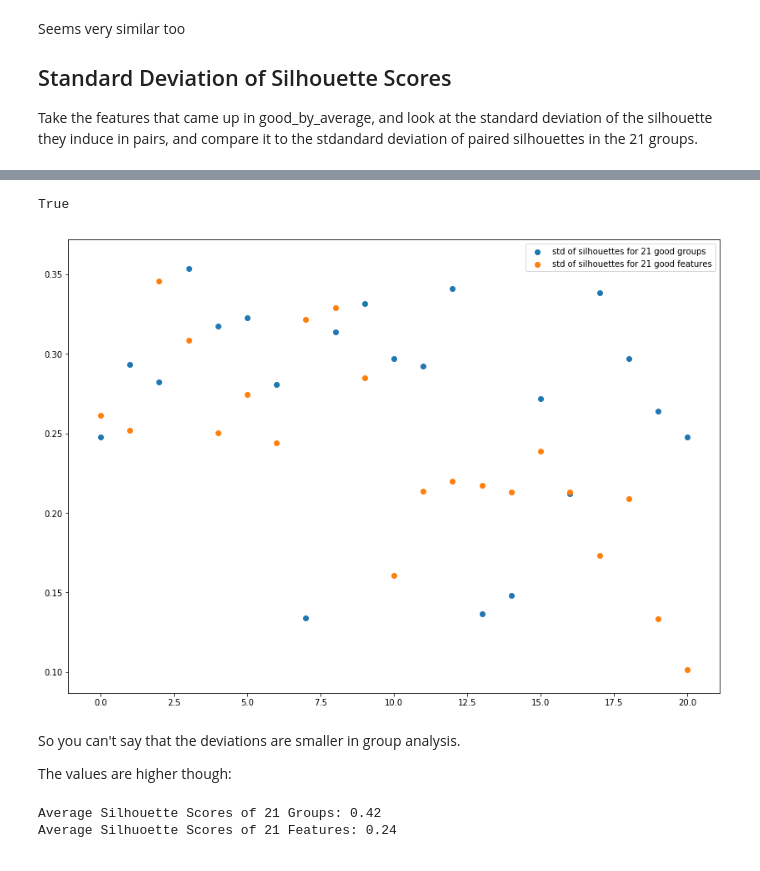
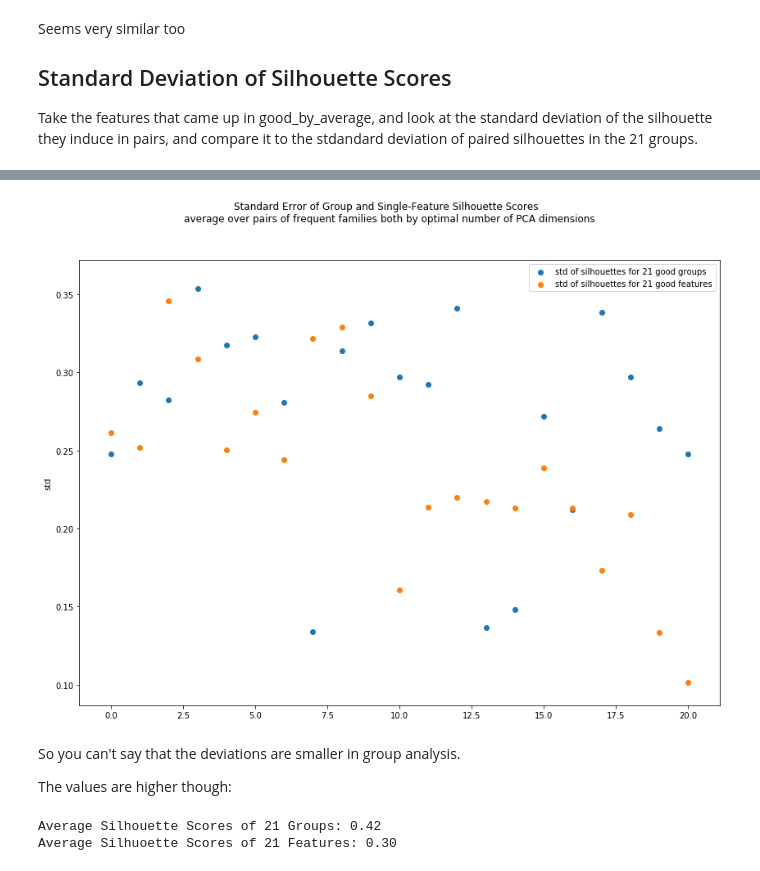
Before and after one commit to ilay32/wals-project, a Jupyter notebook: robustness.ipynb, the cells around one changed output, grey strips where cells are left out. Saved outputs shown, nothing was run; the diff lists cells and outputs as text; code cells hidden in the pictures.

```diff
--- a/robustness.ipynb
+++ b/robustness.ipynb
@@ -256,33 +256,46 @@ Index(['31A', '50A', '30A', '44A', '33A', '51A', '49A', '32A', '31A', '50A',
       dtype='object', name='features')
 # %%
-bygroup = [g.pair_sils().std() for g in good_by_average]
+def agg(coll):
+    return pd.DataFrame([[g.pair_sils().std(),
+            g.pair_sils().mean(),
+            g.silhouettes.loc['genetic-2'][1],
+            g.best_silhouette('genetic',2)[0],
+            g.best_silhouette('genetic',4)[0],
+            ]
+           for g in coll],columns=[
+            'std',
+            'gen2mean',
+            'hamming',
+            'gen2',
+            'gen4'
+        ])
 
+bygroup = agg(good_by_average)
 allsingles = pd.read_pickle('feature-sets/singles.pkl')
 choice_singles = sorted([g for g in allsingles if g.feat in areas['nominal_categories'] and g.pair_sils() is not None],
                    key = lambda x: x.pair_sils().mean(),reverse=True)[:len(bygroup)]
-bysingle = [g.pair_sils().std() for g in choice_singles]
+bysingle = agg(choice_singles)
-# %%
-len(bysingle) == len(bygroup)
-# %% [output]
-True
 # %%
 fig,ax = plt.subplots(figsize=(14,10))
 x = np.arange(len(bysingle))
-ax.scatter(x,bygroup,label='std of silhouettes for 21 good groups')
-ax.scatter(x,bysingle,label='std of silhouettes for 21 good features')
+ax.scatter(x,bygroup['std'],label='std of silhouettes for 21 good groups')
+ax.scatter(x,bysingle['std'],label='std of silhouettes for 21 good features')
+ax.set_ylabel('std')
+plt.suptitle('Standard Error of Group and Single-Feature Silhouette Scores \
+ \naverage over pairs of frequent families both by optimal number of PCA dimensions')
 plt.legend()
 plt.show()
 # %% [output]
-[figure, old version]
+[figure, new version]
 # %% [markdown]
 So you can't say that the deviations are smaller in group analysis.
 
 The values are higher though:
 # %%
-group_average = np.mean([g.pair_sils().mean() for g in good_by_average])
-single_average = np.mean([g.pair_sils().std() for g in choice_singles])
+group_average = bygroup['gen2mean'].mean()
+single_average = bysingle['gen2mean'].mean()
 print("Average Silhouette Scores of 21 Groups: {:.2f}\n \
 \rAverage Silhuoette Scores of 21 Features: {:.2f}".format(group_average,single_average))
 # %% [output]
 Average Silhouette Scores of 21 Groups: 0.42
-Average Silhuoette Scores of 21 Features: 0.24
+Average Silhuoette Scores of 21 Features: 0.30
```
Also changed, not shown: parts of 2 cells of this notebook, 1 other file.
